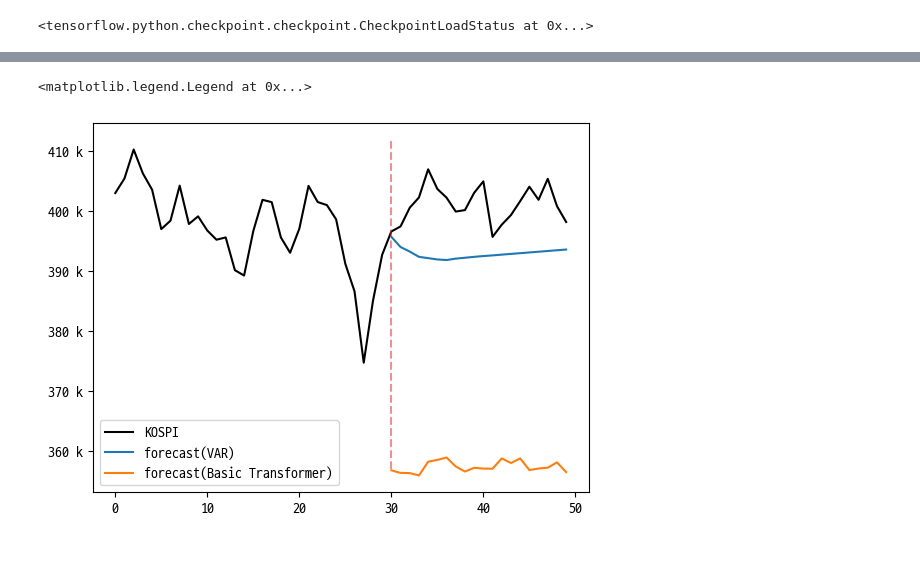
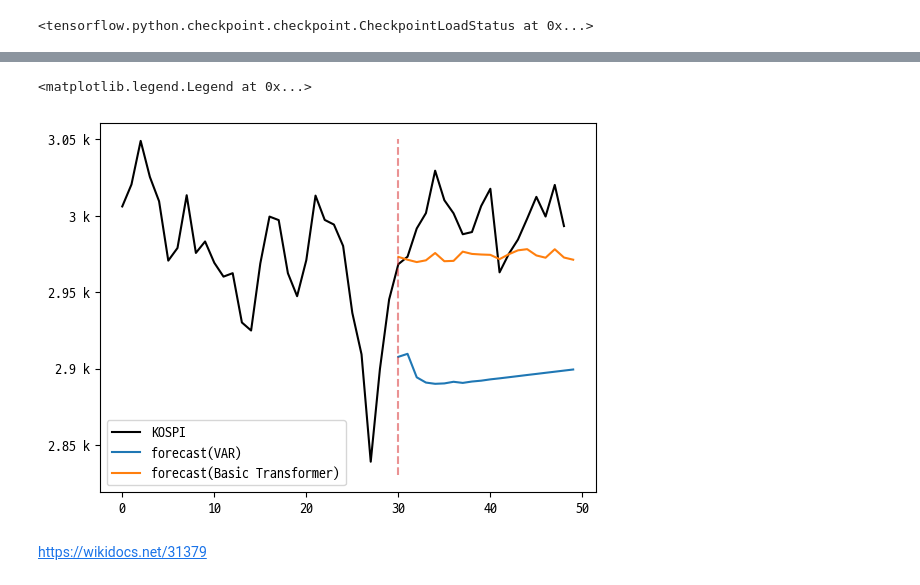
Before and after one commit to oiuyy207/MEaI_transformer, a Jupyter notebook: compare_model_and_method.ipynb, the cells around one changed output, grey strips where cells are left out. Saved outputs shown, nothing was run; the diff lists cells and outputs as text; code cells hidden in the pictures; blank space fills up the shorter version.

```diff
--- a/compare_model_and_method.ipynb
+++ b/compare_model_and_method.ipynb
@@ -770,8 +655,8 @@ def scheduler(epoch, lr):
     if epoch < 5:
         return lr
     else:
-        return lr * 0.75 ** (epoch-5)
+        return lr * 0.75
 callback_scheduler = tf.keras.callbacks.LearningRateScheduler(scheduler)
 # %%
-history = model_kospi.fit(train_dataset, epochs=20, validation_data=test_dataset, verbose = 1, callbacks=[callback_ckpt,callback_scheduler,callback_tsbd])
+history = model_kospi.fit(train_dataset, epochs=60, validation_data=test_dataset, verbose = 1, callbacks=[callback_ckpt,callback_scheduler,callback_tsbd])
 # %% [output]
@@ -797,7 +682,7 @@ model_kospi.load_weights('./result/basic_transformer/KOSPI/ckpt/model_ckpt')
 # %% [output]
 <tensorflow.python.checkpoint.checkpoint.CheckpointLoadStatus at 0x...>
 # %%
-fore_range = 20
+fore_range = 1
 
 data_test = KOSPI['KOSPI'].to_numpy()[np.newaxis,-(params['window_size']+params['forecast_range']+fore_range):-(params['forecast_range']+fore_range)]
 data_test_dec_input = data_test[0,-1].reshape((1,1))
@@ -842,7 +727,7 @@ print(out.shape)
 RESULT_kospi_2 = pd.concat([pd.DataFrame(out[0,:,:]),RESULT_kospi],axis=1)
 RESULT_kospi_2.columns = ['forecast(Basic Transformer)','forecast(VAR)','Real value']
 
-RESULT_kospi_2 = RESULT_kospi_2*np.sqrt(scaler_kospi.var_[-2])+scaler_kospi.mean_[-2] #scale 되돌림
+RESULT_kospi_2 = RESULT_kospi_2*np.sqrt(scaler_kospi.var_[0])+scaler_kospi.mean_[0] #scale 되돌림
 
 RESULT_kospi_2.to_csv('./비교모델 결과(KOSPI).csv',index=False)
 # %%
@@ -857,15 +742,17 @@ plt.legend()
 # %%
 from matplotlib import ticker
-K = KOSPI['KOSPI'].iloc[-50:].reset_index(drop=True).copy()
-K = K*np.sqrt(scaler_kospi.var_[-2])+scaler_kospi.mean_[-2]
+K = KOSPI['KOSPI'].iloc[-50:-1].reset_index(drop=True).copy()
+K = K*np.sqrt(scaler_kospi.var_[0])+scaler_kospi.mean_[0]
 
 fig, ax = plt.subplots(1,1)
 ax.plot(K,color='black',label='KOSPI')
 ax.plot([i for i in range(30,50)],RESULT_kospi_2['forecast(VAR)'],color='C0',label='forecast(VAR)')
 ax.plot([i for i in range(30,50)],RESULT_kospi_2['forecast(Basic Transformer)'],color='C1',label='forecast(Basic Transformer)')
-ax.vlines(30,357000,412000,linestyles='dashed',color='C3',alpha=0.5)
+ax.vlines(30,2830,3050,linestyles='dashed',color='C3',alpha=0.5)
 ax.yaxis.set_major_formatter(ticker.EngFormatter())
 ax.legend()
 # %% [output]
 <matplotlib.legend.Legend at 0x...>
-[figure, old version]
+[figure, new version]
+# %% [markdown]
+https://wikidocs.net/31379
```
Also changed, not shown: parts of 35 cells of this notebook, 11 other files.
